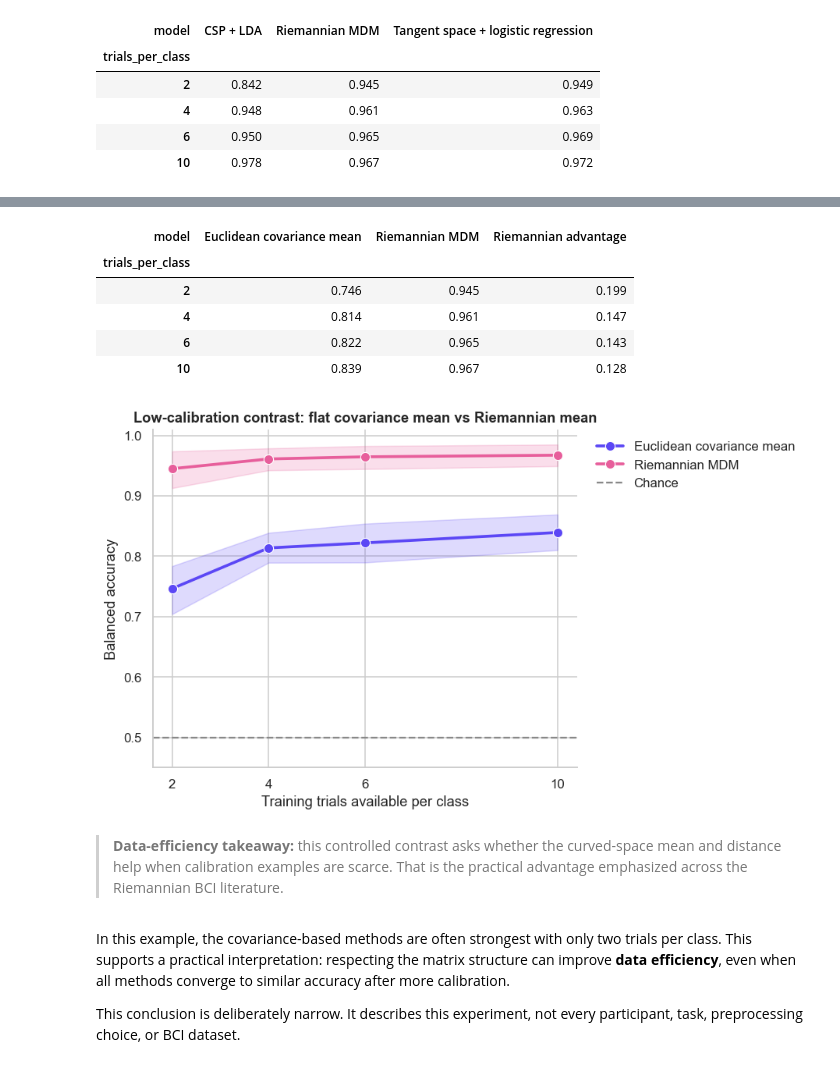
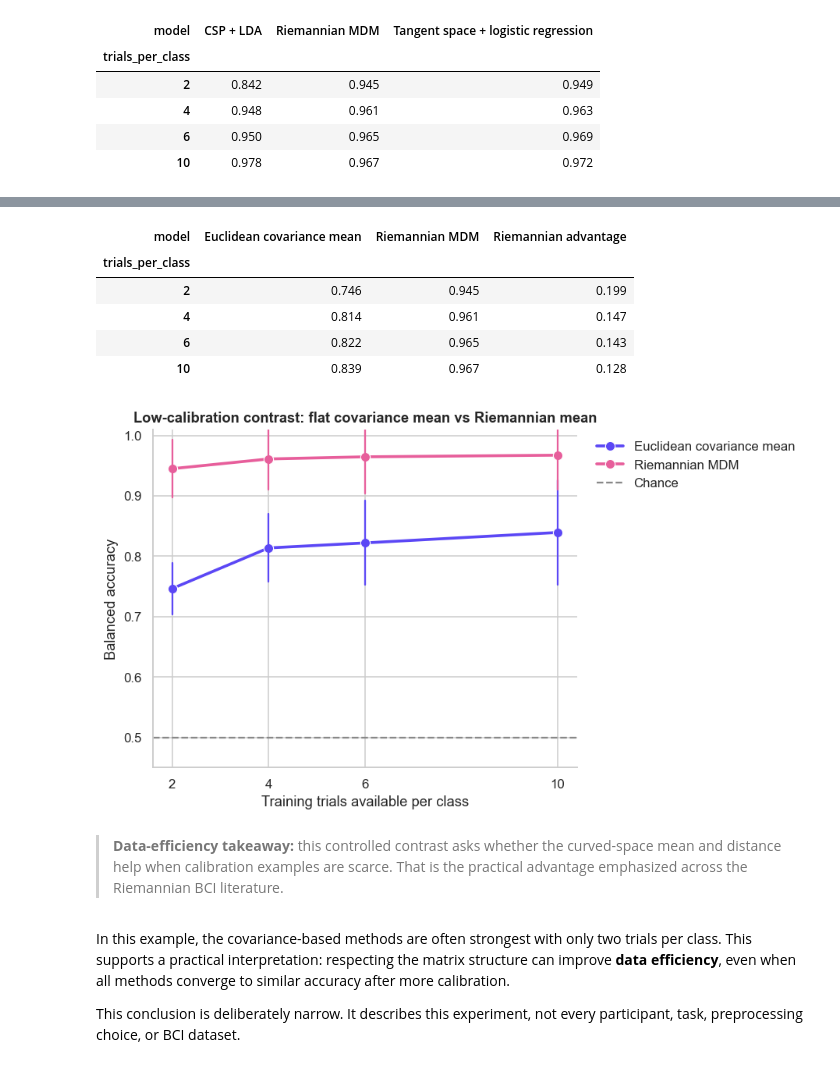
Before and after one commit to Itamar-Avitan/curved-spaces-brain-signals, a Jupyter notebook: public/downloads/01_riemannian_eeg_motor_imagery.ipynb, the cells around one changed output, grey strips where cells are left out. Saved outputs shown, nothing was run; the diff lists cells and outputs as text; code cells hidden in the pictures.

```diff
--- a/public/downloads/01_riemannian_eeg_motor_imagery.ipynb
+++ b/public/downloads/01_riemannian_eeg_motor_imagery.ipynb
@@ -1428,43 +1545,53 @@ geometry_low_summary["Riemannian advantage"] = (
 )
 display(geometry_low_summary.style.format("{:.3f}"))
 
+# Same correction as the previous figure: fold-level first.
+geometry_fold_means = (
+    geometry_low_data_scores.groupby(
+        ["model", "trials_per_class", "fold"]
+    )["balanced_accuracy"]
+    .mean()
+    .reset_index()
+)
+
 fig, axis = plt.subplots(figsize=(8.5, 5))
 sns.lineplot(
-    data=geometry_low_data_scores,
+    data=geometry_fold_means,
     x="trials_per_class",
     y="balanced_accuracy",
     hue="model",
     marker="o",
     linewidth=2.4,
     markersize=8,
-    errorbar=("ci", 95),
+    errorbar="sd",
+    err_style="bars",
     ax=axis,
 )
 axis.axhline(0.5, color="#888", linestyle="--", label="Chance")
 axis.set(
     xticks=[2, 4, 6, 10],
     ylim=(0.45, 1.01),
     xlabel="Training trials available per class",
     ylabel="Balanced accuracy",
     title="Low-calibration contrast: flat covariance mean vs Riemannian mean",
 )
 axis.legend(bbox_to_anchor=(1.02, 1), loc="upper left", frameon=False)
 fig.tight_layout()
 plt.show()
 display(Markdown(
     "> **Data-efficiency takeaway:** this controlled contrast asks "
     "whether the curved-space mean and distance help when calibration "
     "examples are scarce. That is the practical advantage emphasized "
     "across the Riemannian BCI literature."
 ))
 # %% [output]
 | model | Euclidean covariance mean | Riemannian MDM | Riemannian advantage |
 | trials_per_class |  |  |  |
 | 2 | 0.746 | 0.945 | 0.199 |
 | 4 | 0.814 | 0.961 | 0.147 |
 | 6 | 0.822 | 0.965 | 0.143 |
 | 10 | 0.839 | 0.967 | 0.128 |
-[figure, old version]
+[figure, new version]
 > **Data-efficiency takeaway:** this controlled contrast asks whether the curved-space mean and distance help when calibration examples are scarce. That is the practical advantage emphasized across the Riemannian BCI literature.
 # %% [markdown]
 In this example, the covariance-based methods are often strongest with
```
Also changed, not shown: parts of 3 cells of this notebook, 3 other files.
